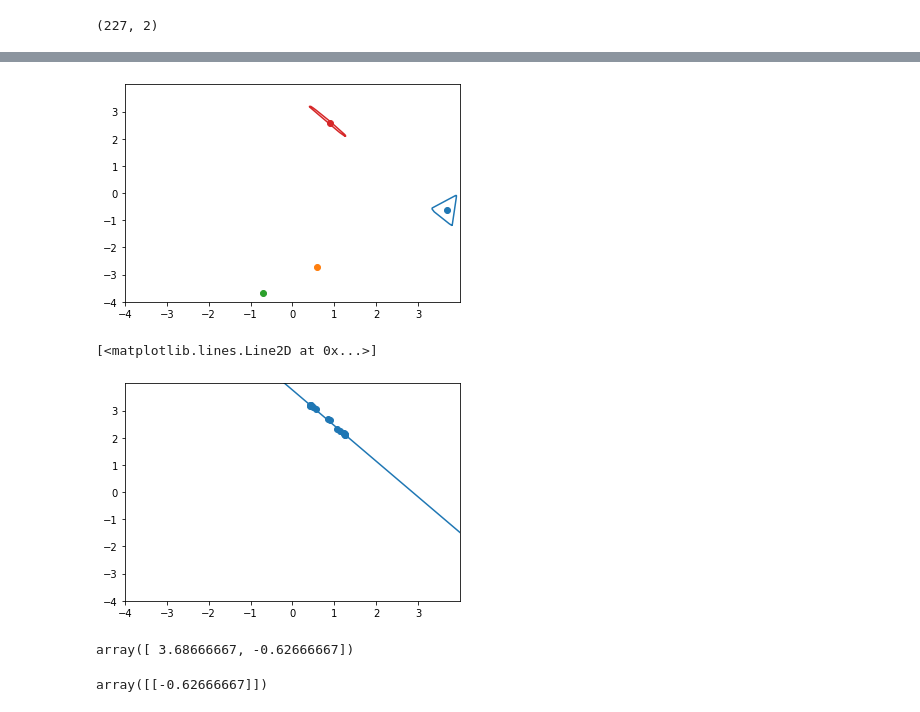
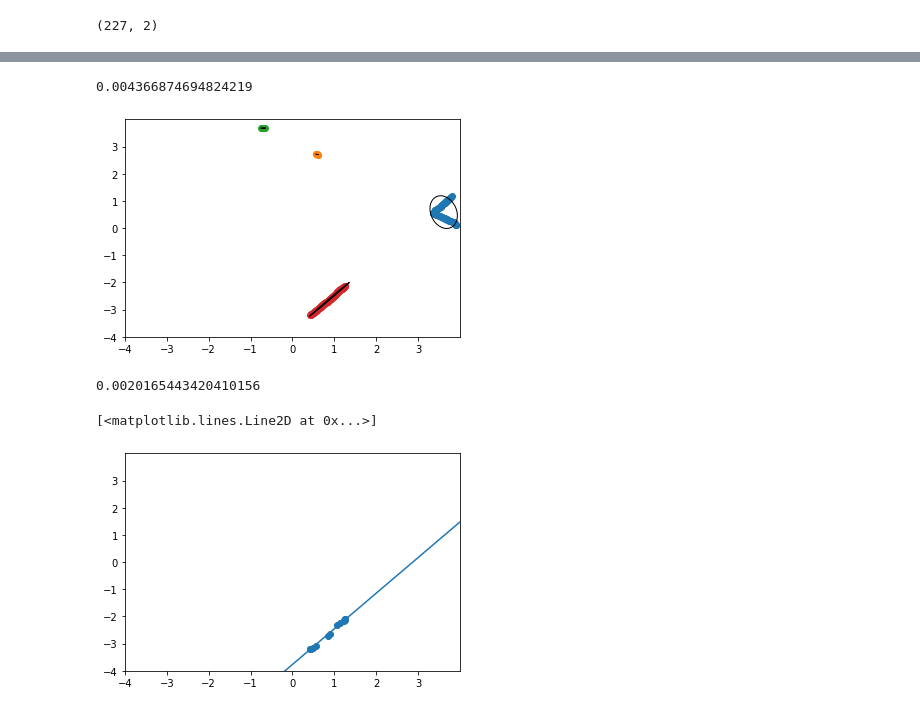
Before and after one commit to PhiDCH/mpc_isaac_sim, a Jupyter notebook: test1.ipynb, the cells around one changed output, grey strips where cells are left out. Drawn from its saved outputs; the diff is of its cells as text; code cells hidden in the pictures.

```diff
--- a/test1.ipynb
+++ b/test1.ipynb
@@ -111,7 +113,0 @@ set(clus)
-# %%
-id = 3
-fig, ax = plt.subplots()
-ax.scatter(X.T[0][np.where(output==id)], X.T[1][np.where(output==id)])
-ax.set(xlim=(-4,4), xticks=np.arange(-4,4),
-       ylim=(-4,4), yticks=np.arange(-4,4))
-plt.show()
@@ -122,56 +116,78 @@ def find_hull(xy, scale=100, lim=400):
     xy_ = np.int32(xy*scale)+lim
     img = np.zeros((2*lim,2*lim)).astype(np.uint8)
     img[xy_[:,1], xy_[:,0]] = 255
-    img = cv2.flip(img, 0)
+    # img = cv2.flip(img, 0)
 
     kernel = np.ones((5,5))
-    img0 = cv2.dilate(img.copy(), kernel, iterations=1)
+    img = cv2.dilate(img, kernel, iterations=1)
     kernel = np.ones((3,3))
-    img0 = cv2.erode(img0, kernel, iterations=1)
+    img = cv2.erode(img, kernel, iterations=1)
 
-    contours, hierarchy = cv2.findContours(img0, cv2.RETR_EXTERNAL, cv2.CHAIN_APPROX_SIMPLE)
+    contours, hierarchy = cv2.findContours(img, cv2.RETR_EXTERNAL, cv2.CHAIN_APPROX_SIMPLE)
     if len(contours) > 1:
         print('num of contour', len(contours))
     # img_show = cv2.drawContours(img.copy(), contours, -1, 255, 3)
     hull = cv2.convexHull(contours[0])
     # img_show = cv2.drawContours(img.copy(), [hull], -1, 255, 3)
     hull = hull.reshape((-1,2))
-    hull = (hull-400)/100
+    hull = (hull-lim)/scale
     return hull
 
 def find_circle(xy):
     center = np.mean(xy, axis=0)
     dist = np.linalg.norm(xy-center, axis=1)
     r = np.max(dist)
     return center, r
 
+def hull2ellipse(hull, n_std=2.0):
+    cov = np.cov(hull[:,0], hull[:,1])
+    pearson = cov[0, 1]/np.sqrt(cov[0, 0] * cov[1, 1])
+    ell_radius_x = np.sqrt(1 + pearson)
+    ell_radius_y = np.sqrt(1 - pearson)
+    ellipse = Ellipse((0, 0), width=ell_radius_x * 2, height=ell_radius_y * 2, fill=False)
+
+    scale_x = np.sqrt(cov[0, 0]) * n_std
+    scale_y = np.sqrt(cov[1, 1]) * n_std
+    mean_x, mean_y = np.mean(hull, axis=0)
+
+    transf = transforms.Affine2D() \
+        .rotate_deg(45) \
+        .scale(scale_x, scale_y) \
+        .translate(mean_x, mean_y)
+
+    ellipse.set_transform(transf + ax.transData)
+
+    return ellipse
+
 fig, ax = plt.subplots()
 ax.set(xlim=(-4,4), xticks=np.arange(-4,4),
         ylim=(-4,4), yticks=np.arange(-4,4))
 
-for i in set(output):
-    xy = X[np.where(output==i)]
-    hull = find_hull(xy)
+t1 = time.time()
+for i in set(clus):
+    xy = X[np.where(clus==i)]
+    ax.scatter(xy[:,0], xy[:,1])
+    # hull = find_hull(xy)
 
     # ax.scatter(hull[:,0], hull[:,1])
-    ax.plot(hull[:,0], hull[:,1])
+    # ax.plot(hull[:,0], hull[:,1])
 
     # center ,r = find_circle(hull)
     # print(r)
     # cir = plt.Circle(center, r, fill=False)
     # ax.add_patch(cir)
 
-    center = np.mean(hull, axis=0)
-    ax.scatter(center[0], center[1])
-    # a,b,rot = get_ellipse_params(hull)
-    # ellipse = Ellipse(xy=center, width=a, height=b, angle=rot,
-                        # edgecolor='r', fc='None', lw=2)
-    # ax.add_patch(ellipse)
+    # center = np.mean(hull, axis=0)
+    # ax.scatter(center[0], center[1])
+
+    ellipse = hull2ellipse(xy, n_std=2.0)
+    ax.add_patch(ellipse)
     # break
-
+print(time.time() - t1)
 plt.show()
 # %% [output]
+0.004366874694824219
-[figure, old version]
+[figure, new version]
 # %%
 fig, ax = plt.subplots()
 ax.set(xlim=(-4,4), xticks=np.arange(-4,4),
@@ -188,14 +204,6 @@ x_pred = np.linspace(-4,4,100)
 y_pred = regr.predict(x_pred.reshape(-1,1))
 plt.plot(x_pred, y_pred)
 # %% [output]
-[<matplotlib.lines.Line2D at 0x...>]
+0.0020165443420410156
+[<matplotlib.lines.Line2D at 0x...>]
-[figure, old version]
+[figure, new version]
-# %%
-center = np.mean(hull, axis=0)
-center
-# %% [output]
-array([ 3.68666667, -0.62666667])
-# %%
-regr.predict([[center[0]]])
-# %% [output]
-array([[-0.62666667]])
```
Also changed, not shown: parts of 9 cells of this notebook.
